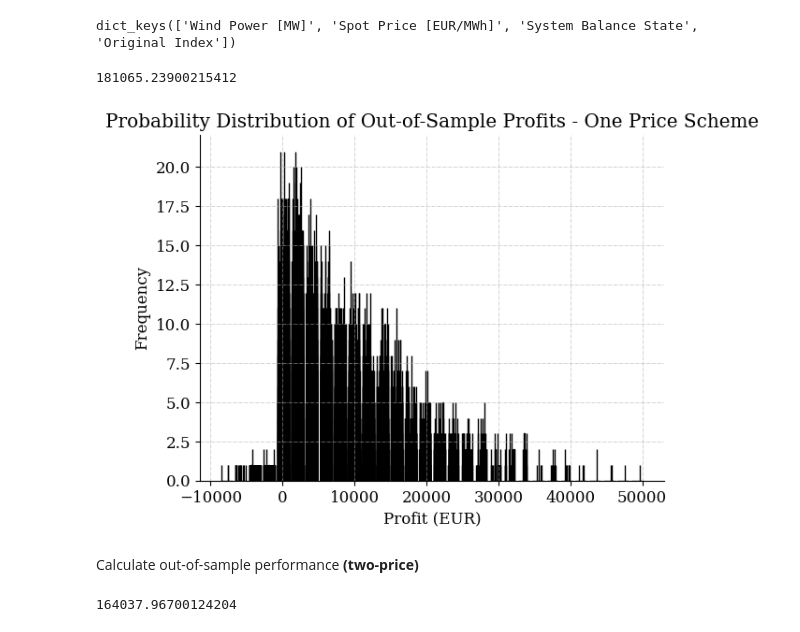
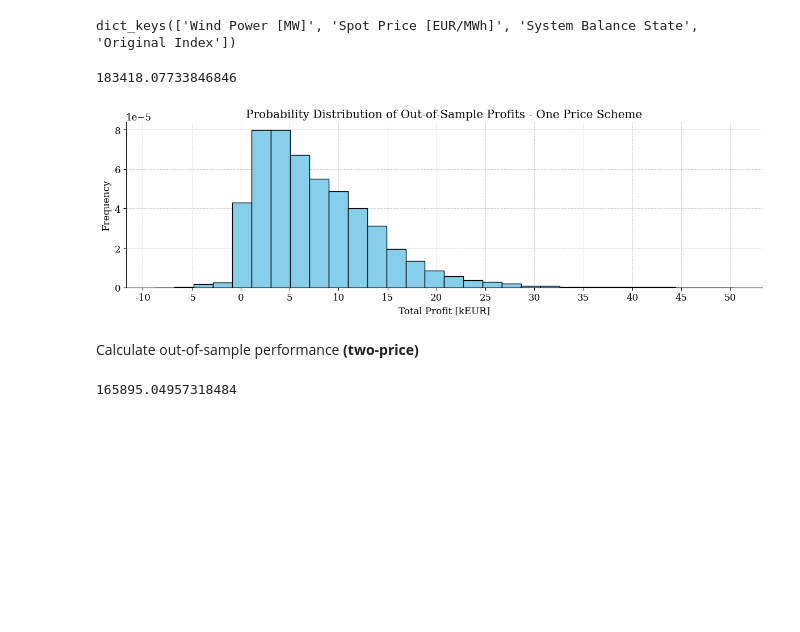
Before and after one commit to Hvid1999/46755, a Jupyter notebook: Assignment 2/task_1d_final.ipynb, the cells around one changed output. Drawn from its saved outputs; the diff is of its cells as text; code cells hidden in the pictures; blank space fills up the shorter version.

Commit message:
updated 1D plots and samples

```diff
--- a/Assignment 2/task_1d_final.ipynb
+++ b/Assignment 2/task_1d_final.ipynb
@@ -47,12 +47,12 @@ all_indices = list(range(S))
 out_of_sample_indices = list(set(all_indices) - set(in_sample_scenarios))
 
 # Sample 950 out-of-sample scenarios without replacement
-out_sample_indices = random.sample(out_of_sample_indices, 950)
-print(out_sample_indices)
+#out_sample_indices = random.sample(out_of_sample_indices, 950)
+#print(out_sample_indices)
 
 # Extract out-of-sample scenarios from the dictionary containing all scenarios
 out_sample_scenarios = {}
-for i, idx in enumerate(out_sample_indices):
+for i, idx in enumerate(out_of_sample_indices):
     out_sample_scenarios[str(i)] = all_scenarios[str(idx)]
     out_sample_scenarios[str(i)]['Original Index'] = idx
 
@@ -91,7 +90,7 @@ for scenario_idx in out_sample_scenarios:
 
     payment_earnings = x + y
 
-    out_of_sample_profits.append(payment_earnings)
+    out_of_sample_profits.extend(payment_earnings)
 
     total_payment_earnings += np.sum(payment_earnings)
 
@@ -100,18 +99,22 @@ average_payment_earnings_one_price = total_payment_earnings / len(out_sample_sce
 
 print(average_payment_earnings_one_price)
 # %% [output]
-181065.23900215412
+183418.07733846846
 # %%
-
 # Plot histogram of out-of-sample profits
-plt.hist(out_of_sample_profits, bins=30, edgecolor='black')
+fig = plt.figure(figsize=(12, 4))
+plt.hist(out_of_sample_profits, bins=30, density=True, color='skyblue', edgecolor='black')
 plt.title('Probability Distribution of Out-of-Sample Profits - One Price Scheme')
-plt.xlabel('Profit (EUR)')
+plt.xlabel('Total Profit [kEUR]')
 plt.ylabel('Frequency')
+plt.xticks(np.arange(-10000,55000,5000), labels=np.arange(-10,55,5))
 plt.grid(True)
+plt.gca().set_axisbelow(True)
+fig.tight_layout()
+plt.savefig('Figures/PD out-sample OP.png', dpi=300, bbox_inches='tight')
 plt.show()
 # %% [output]
-[figure, old version]
+[figure, new version]
 # %% [markdown]
 Calculate out-of-sample performance **(two-price)**
 # %%
@@ -143,7 +146,7 @@ for scenario_idx in out_sample_scenarios:
 
     payment_earnings_tp = x + y
 
-    out_of_sample_profits_tp.append(payment_earnings_tp)
+    out_of_sample_profits_tp.extend(payment_earnings_tp)
 
     total_payment_earnings_tp += np.sum(payment_earnings_tp)
 
@@ -152,6 +155,6 @@ average_payment_earnings_two_price = total_payment_earnings_tp / len(out_sample_
 
 print(average_payment_earnings_two_price)
 # %% [output]
-164037.96700124204
+165895.04957318484
 # %%
 # Plot histogram of out-of-sample profits
```
Also changed, not shown: parts of 2 cells of this notebook, 2 other files.
